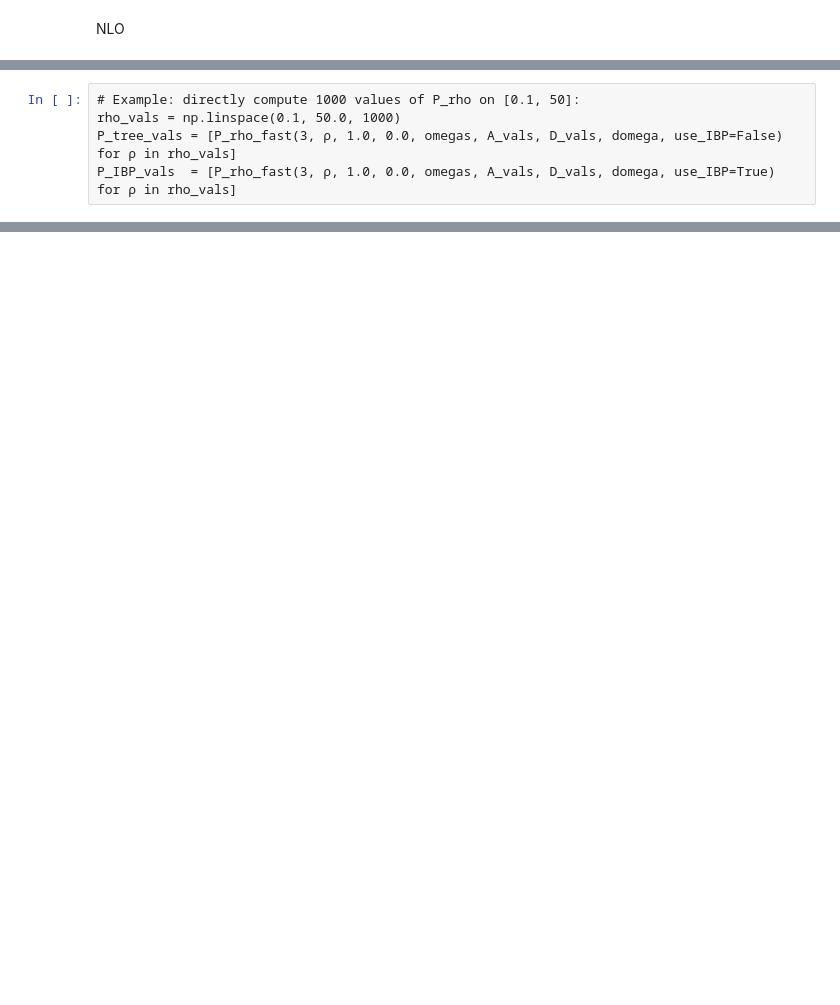
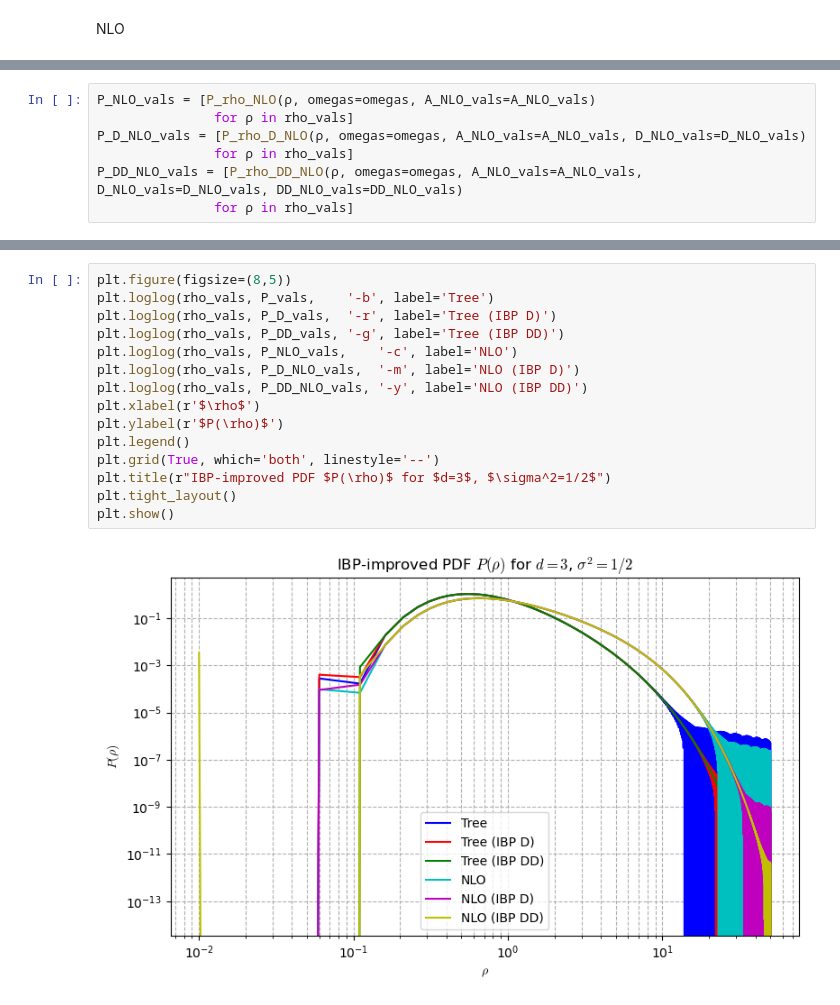
Before and after one commit to Puspaaa/LDP-LSSU, a Jupyter notebook: CGF_Density - PDF.ipynb, the cells around one changed output, grey strips where cells are left out. Cells and saved outputs as stored; diff of their text form; blank space fills up the shorter version.

```diff
--- a/CGF_Density - PDF.ipynb
+++ b/CGF_Density - PDF.ipynb
@@ -1546 +867,8 @@ P_vals = [P_rho_fast(ρ, c=0.0,
+# %%
+P_NLO_vals = [P_rho_NLO(ρ, omegas=omegas, A_NLO_vals=A_NLO_vals)
+               for ρ in rho_vals]
+P_D_NLO_vals = [P_rho_D_NLO(ρ, omegas=omegas, A_NLO_vals=A_NLO_vals, D_NLO_vals=D_NLO_vals)
+               for ρ in rho_vals]
+P_DD_NLO_vals = [P_rho_DD_NLO(ρ, omegas=omegas, A_NLO_vals=A_NLO_vals, D_NLO_vals=D_NLO_vals, DD_NLO_vals=DD_NLO_vals)
+               for ρ in rho_vals]
 # %%
@@ -1555,6 +888 @@ plt.show()
-# %%
-# Example: directly compute 1000 values of P_rho on [0.1, 50]:
-rho_vals = np.linspace(0.1, 50.0, 1000)
-P_tree_vals = [P_rho_fast(3, ρ, 1.0, 0.0, omegas, A_vals, D_vals, domega, use_IBP=False) for ρ in rho_vals]
-P_IBP_vals  = [P_rho_fast(3, ρ, 1.0, 0.0, omegas, A_vals, D_vals, domega, use_IBP=True)  for ρ in rho_vals]
 # %%
@@ -1571,0 +902,17 @@ plt.show()
+# %%
+plt.figure(figsize=(8,5))
+plt.loglog(rho_vals, P_vals,    '-b', label='Tree')
+plt.loglog(rho_vals, P_D_vals,  '-r', label='Tree (IBP D)')
+plt.loglog(rho_vals, P_DD_vals, '-g', label='Tree (IBP DD)')
+plt.loglog(rho_vals, P_NLO_vals,    '-c', label='NLO')
+plt.loglog(rho_vals, P_D_NLO_vals,  '-m', label='NLO (IBP D)')
+plt.loglog(rho_vals, P_DD_NLO_vals, '-y', label='NLO (IBP DD)')
+plt.xlabel(r'$\rho$')
+plt.ylabel(r'$P(\rho)$')
+plt.legend()
+plt.grid(True, which='both', linestyle='--')
+plt.title(r"IBP‐improved PDF $P(\rho)$ for $d=3$, $\sigma^2=1/2$")
+plt.tight_layout()
+plt.show()
+# %% [output]
+[figure, added]
```
Also changed, not shown: parts of 31 cells of this notebook.
